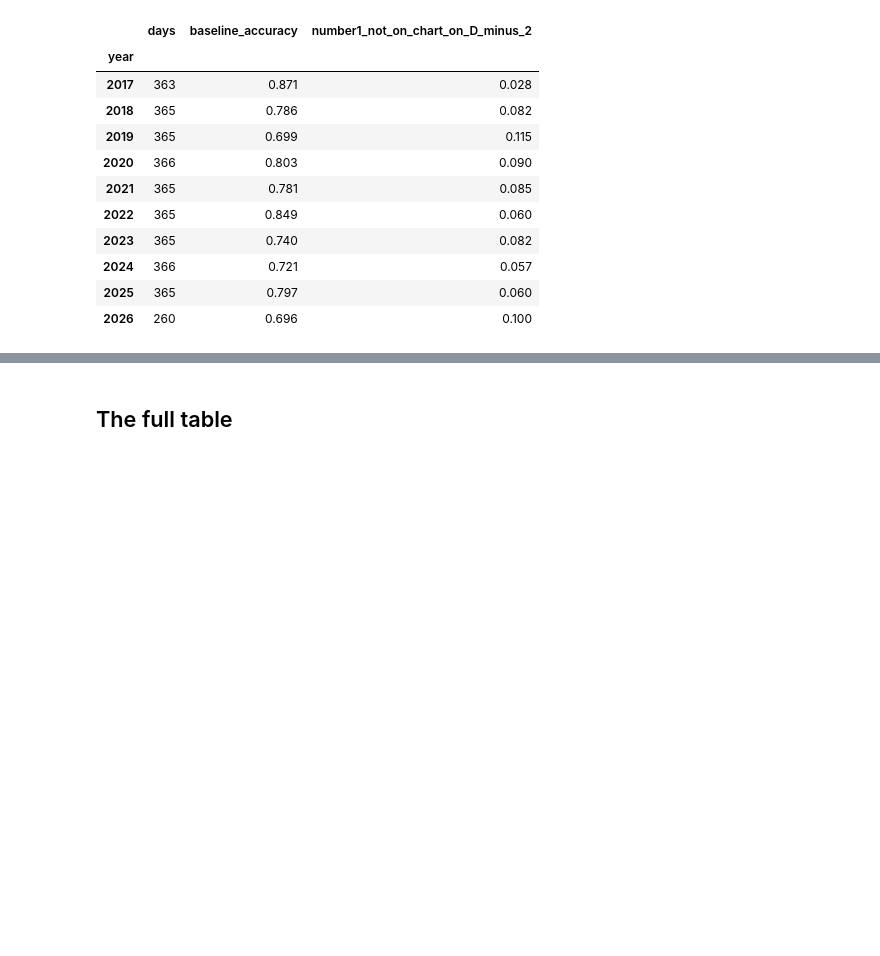
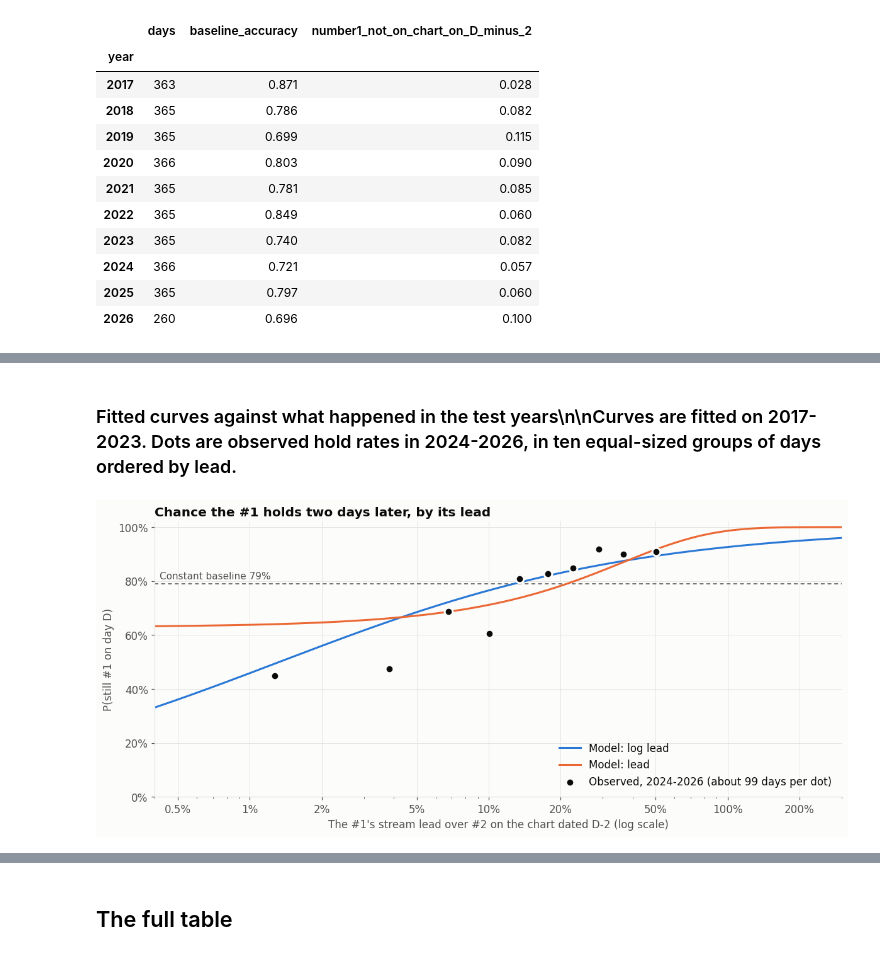
Before and after one commit to sdevarajan2006/spotify-chart-markov-chain, a Jupyter notebook: notebooks/number1_source_distribution.ipynb, the cells around one changed output, grey strips where cells are left out. Cells and saved outputs as stored; diff of their text form; code cells hidden in the pictures; blank space fills up the shorter version.

```diff
--- a/notebooks/number1_source_distribution.ipynb
+++ b/notebooks/number1_source_distribution.ipynb
@@ -363,0 +415,27 @@ by_year.round(3)
+# %% [markdown]
+### Fitted curves against what happened in the test years\n\nCurves are fitted on 2017-2023. Dots are observed hold rates in 2024-2026, in ten equal-sized groups of days ordered by lead.
+# %%
+grid = np.logspace(np.log10(0.004), np.log10(3), 300)
+curve_lead = models["lead"].predict_proba(pd.DataFrame({"lead": grid}))[:, 1]
+curve_log = models["log_lead"].predict_proba(pd.DataFrame({"log_lead": np.log(grid)}))[:, 1]
+bins = test.assign(g=pd.qcut(test["lead"], 10)).groupby("g", observed=True).agg(lead=("lead", "median"), hold=("hold", "mean"), days=("hold", "size"))
+
+fig, ax = plt.subplots(figsize=(11, 5))
+ax.plot(grid, curve_log, color=BLUE, linewidth=2, label="Model: log lead", zorder=2)
+ax.plot(grid, curve_lead, color=ORANGE, linewidth=2, label="Model: lead", zorder=2)
+ax.scatter(bins["lead"], bins["hold"], s=70, color=INK, edgecolor=SURFACE, linewidth=2, zorder=3, label="Observed, 2024-2026 (about 99 days per dot)")
+ax.axhline(train["hold"].mean(), color=INK2, linewidth=1, linestyle=(0, (4, 3)), zorder=1)
+ax.annotate(f"Constant baseline {train['hold'].mean():.0%}", (0.0042, train["hold"].mean()), xytext=(0, 5), textcoords="offset points", fontsize=10, color=INK2)
+ax.set_xscale("log")
+ax.set_xticks([0.005, 0.01, 0.02, 0.05, 0.1, 0.2, 0.5, 1, 2])
+ax.xaxis.set_major_formatter(mticker.FuncFormatter(lambda v, _: f"{v:.1%}" if v < 0.01 else f"{v:.0%}"))
+ax.xaxis.set_minor_formatter(mticker.NullFormatter())
+ax.yaxis.set_major_formatter(mticker.PercentFormatter(1.0))
+ax.set_ylim(0, 1.02); ax.set_xlim(0.004, 3)
+ax.set_xlabel("The #1's stream lead over #2 on the chart dated D-2 (log scale)")
+ax.set_ylabel("P(still #1 on day D)")
+ax.set_title("Chance the #1 holds two days later, by its lead")
+ax.legend(frameon=False, loc="lower right")
+plt.tight_layout(); plt.show()
+# %% [output]
+[figure, added]
```
Also changed, not shown: parts of 15 cells of this notebook, 1 other file.
